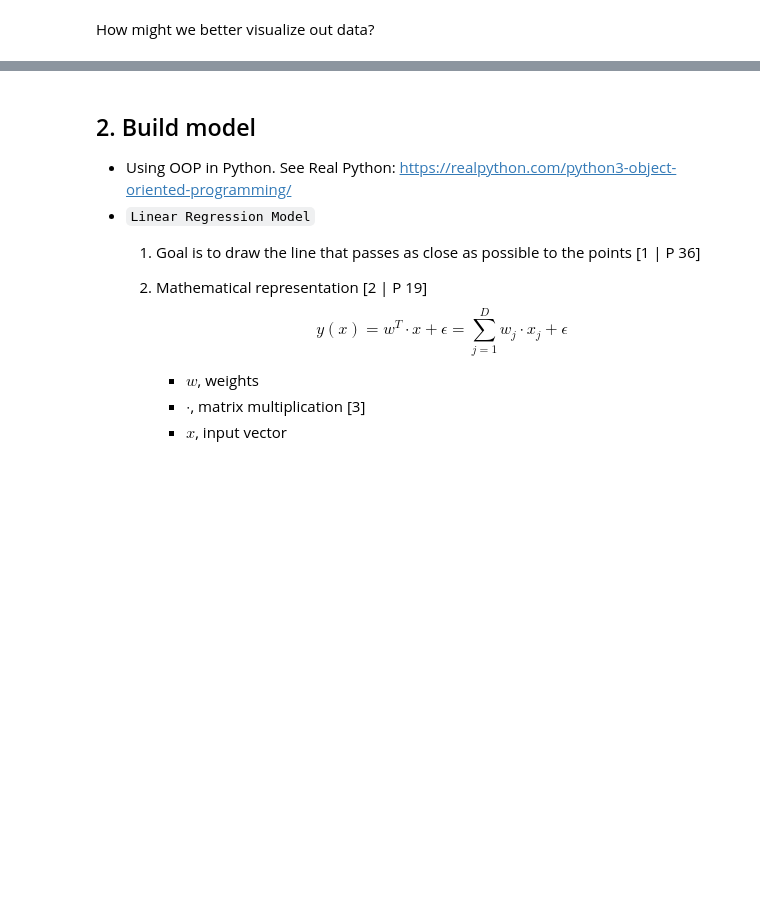
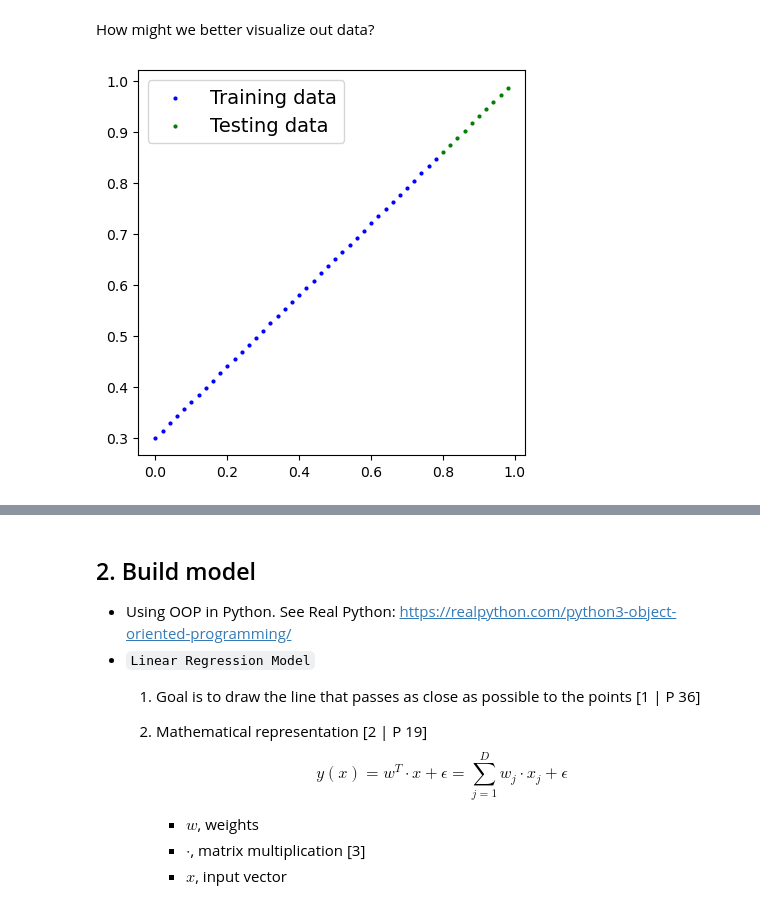
Before and after one commit to Brinkley97/tutorial-coding_languages_and_libraries, a Jupyter notebook: py_torch/workflow-02-tslearn_library.ipynb, the cells around one changed output, grey strips where cells are left out. Saved outputs shown, nothing was run; the diff lists cells and outputs as text; code cells hidden in the pictures; blank space fills up the shorter version.

```diff
--- a/py_torch/workflow-02-tslearn_library.ipynb
+++ b/py_torch/workflow-02-tslearn_library.ipynb
@@ -141,14 +88,17 @@ len(X_test_df), len(y_test_df)
 # %% [markdown]
 How might we better visualize out data?
 # %%
-def plot_predictions(train_data=X_train_df.values, train_labels=y_train_df.values, test_data=X_test_df.values, test_labels=y_test_df.values, predictions=None):
+def old_plot_predictions(train_data=X_train_df.values, train_labels=y_train_df.values, test_data=X_test_df.values, test_labels=y_test_df.values, predictions=None):
     """Plots training data, test data, and compares predictions"""
 
     plt.figure(figsize=(5, 5))
     plt.scatter(train_data, train_labels, c="b", s=4, label="Training data")
     plt.scatter(test_data, test_labels, c="g", s=4, label="Testing data")
 
     if predictions is not None:
         plt.scatter(test_data, predictions, c="r", s=4, label="Predictions")
 
     plt.legend(prop={"size": 14})
+old_plot_predictions()
+# %% [output]
+[figure, added]
```
Also changed, not shown: parts of 18 cells of this notebook.
